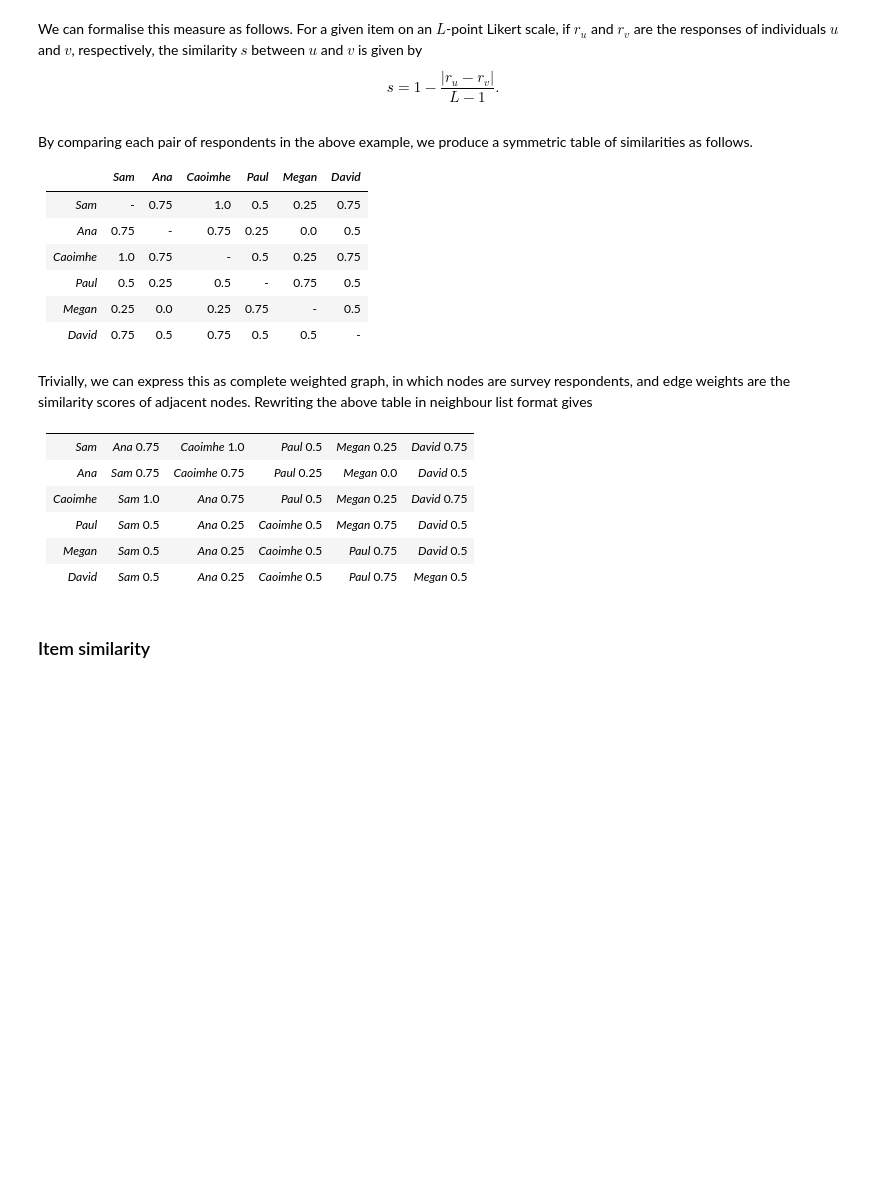
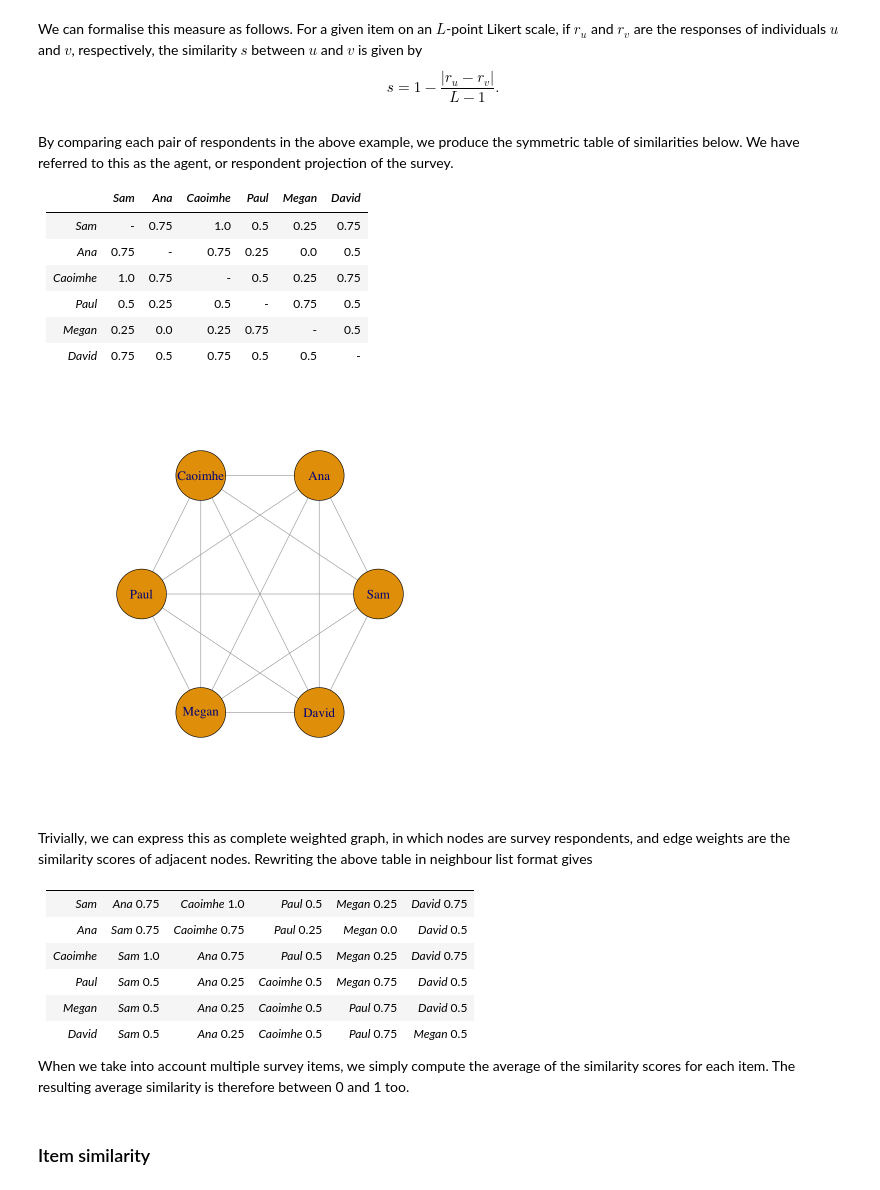
Before and after one commit to surveygraph/surveygraph-tutorials, a Jupyter notebook: graphs-from-surveys.ipynb, the cells around one changed output. Drawn from its saved outputs; the diff is of its cells as text; code cells hidden in the pictures; blank space fills up the shorter version.

```diff
--- a/graphs-from-surveys.ipynb
+++ b/graphs-from-surveys.ipynb
@@ -37,7 +37,7 @@ We can formalise this measure as follows. For a given item on an $L$-point Liker
 \end{equation}
 </div>
 # %% [markdown]
-By comparing each pair of respondents in the above example, we produce a symmetric table of similarities as follows.
+By comparing each pair of respondents in the above example, we produce the symmetric table of similarities below. We have referred to this as the agent, or respondent projection of the survey.
 
 ||_Sam_|_Ana_|_Caoimhe_|_Paul_|_Megan_|_David_|
 |:-|:-|:-|:-|:-|:-|:-|
@@ -47,6 +47,25 @@ By comparing each pair of respondents in the above example, we produce a symmetr
 |_Paul_| 0.5| 0.25| 0.5|-| 0.75| 0.5|
 |_Megan_|0.25|0.0|0.25|0.75|-|0.5|
 |_David_|0.75|0.5|0.75|0.5|0.5|-|
+# %%
+el1 <- data.frame(
+    u = c('Sam','Sam','Sam','Sam','Sam','Ana','Ana','Ana','Ana','Caoimhe','Caoimhe','Caoimhe','Paul','Paul','Megan'),
+    v = c('Ana','Caoimhe','Paul','Megan','David','Caoimhe','Paul','Megan','David','Paul','Megan','David','Megan','David','David'),
+    weight = c(0.75,1,0.5,0.25,0.75,0.75,0.25,0,0.5,0.5,0.25,0.75,0.75,0.5,0.5)
+)
+# %%
+library('igraph')
+
+g <- graph_from_data_frame(el1, directed=FALSE)
+
+plot(
+    g,
+    layout=layout.circle,
+    vertex.size = 42,
+    vertex.label.cex = 1.3,
+)
+# %% [output]
+[figure, added]
 # %% [markdown]
 Trivially, we can express this as complete weighted graph, in which nodes are survey respondents, and edge weights are the similarity scores of adjacent nodes. Rewriting the above table in neighbour list format gives
 
@@ -58,6 +77,8 @@ Trivially, we can express this as complete weighted graph, in which nodes are su
 |_Paul_|_Sam_ 0.5|_Ana_ 0.25|_Caoimhe_ 0.5|_Megan_ 0.75|_David_ 0.5|
 |_Megan_|_Sam_ 0.5|_Ana_ 0.25|_Caoimhe_ 0.5|_Paul_ 0.75|_David_ 0.5|
 |_David_|_Sam_ 0.5|_Ana_ 0.25|_Caoimhe_ 0.5|_Paul_ 0.75|_Megan_ 0.5|
+
+When we take into account multiple survey items, we simply compute the average of the similarity scores for each item. The resulting average similarity is therefore between 0 and 1 too.
 # %% [markdown]
 ### Item similarity
 # %% [markdown]
```
Also changed, not shown: parts of 10 cells of this notebook.
